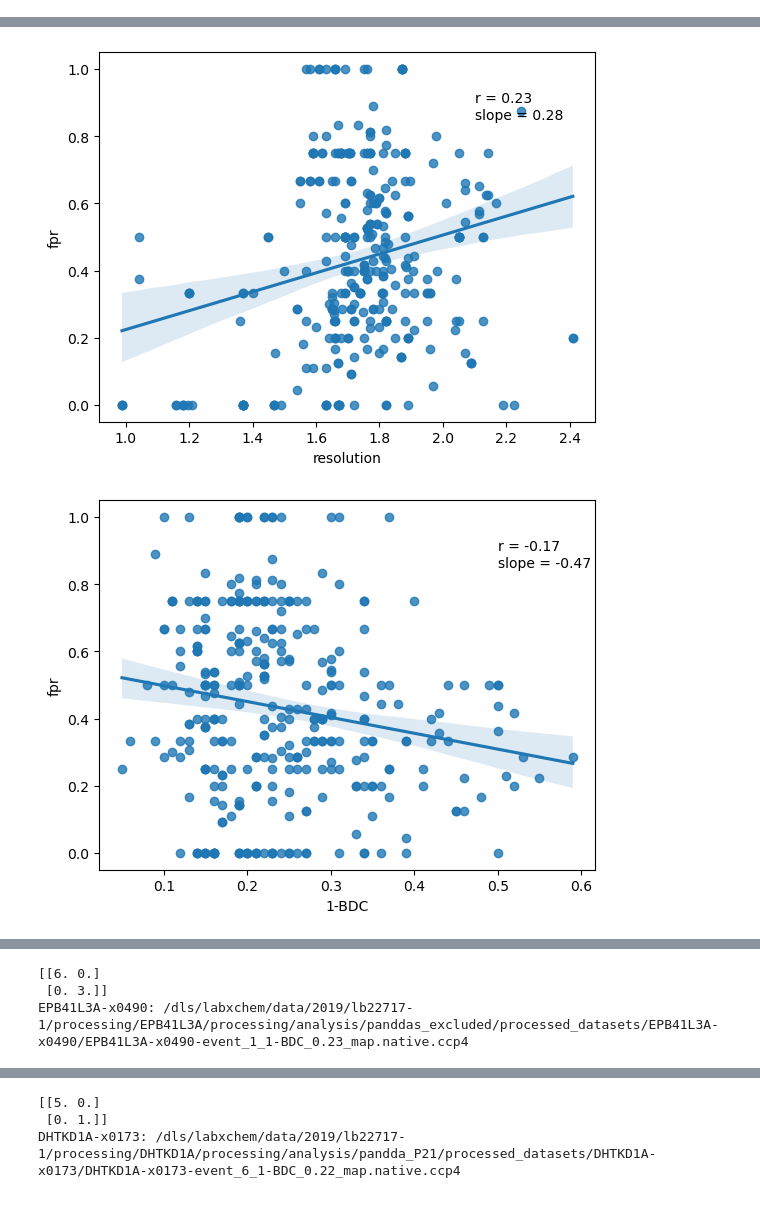
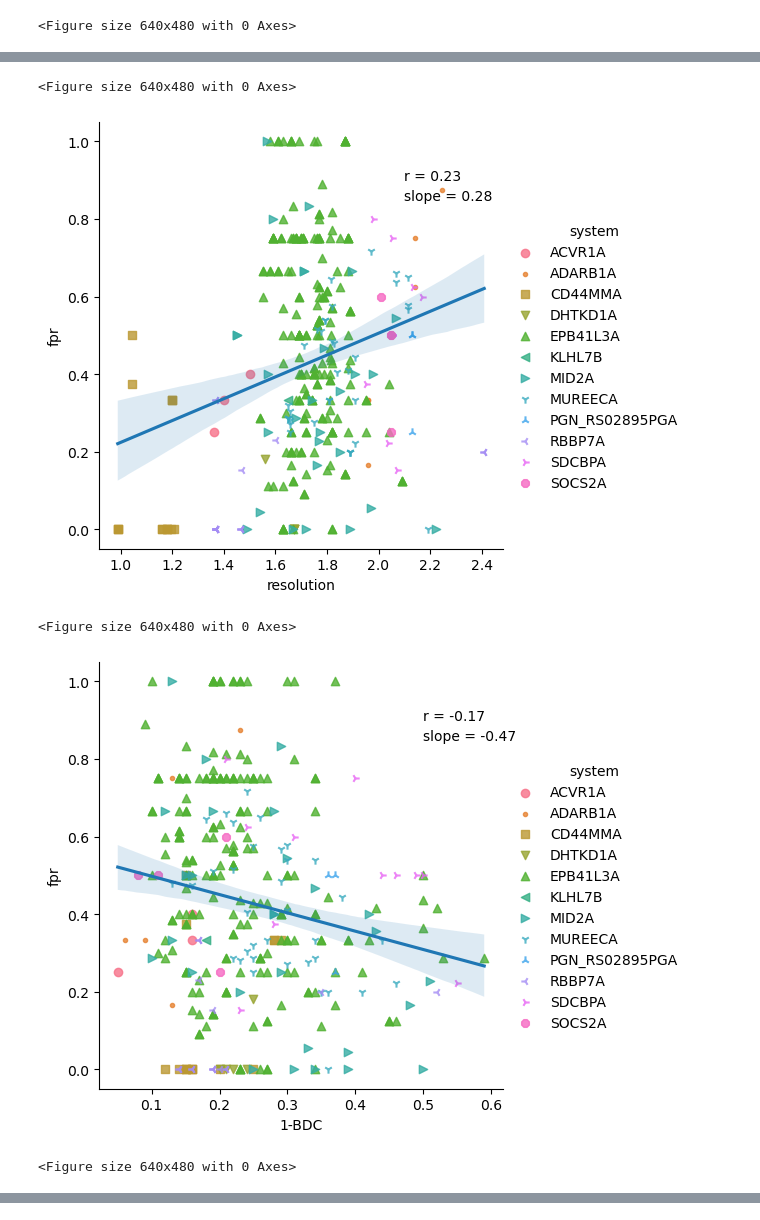
Before and after one commit to lin-eugene/pandda_score, a Jupyter notebook: analysis_notebooks/error_rates.ipynb, the cells around one changed output, grey strips where cells are left out. Cells and saved outputs as stored; diff of their text form; code cells hidden in the pictures.

```diff
--- a/analysis_notebooks/error_rates.ipynb
+++ b/analysis_notebooks/error_rates.ipynb
@@ -95,7 +108,8 @@ def compute_tp_fp_tn_fn_all_datasets(df, threshold):
         df_dataset = df_dataset[df_dataset.high_resolution != 0]
         if len(df_dataset) == 0:
             # print('no data for dataset: ', dataset)
-            return {'dtag': None,
+            return {'system': None,
+                'dtag': None,
                 'event_map': None,
                 'frequency': None,
                 'resolution': None,
@@ -105,6 +119,7 @@ def compute_tp_fp_tn_fn_all_datasets(df, threshold):
                 'false_pos': None,
                 'false_neg': None,}
 
+        system = df_dataset.iloc[0]['system']
         dtag = df_dataset.iloc[0]['dtag']
         resolution = df_dataset.iloc[0]['high_resolution']
         one_minus_BDC = df_dataset.iloc[0]['1-BDC']
@@ -113,7 +128,8 @@ def compute_tp_fp_tn_fn_all_datasets(df, threshold):
             confusion_matrix.compute_true_false_positives_and_negatives(df_dataset,
                                                                         threshold)
 
-        return {'dtag': dtag,
+        return {'system': system,
+                'dtag': dtag,
                 'event_map': dataset,
                 'frequency': frequency,
                 'resolution': resolution,
@@ -139,6 +155,9 @@ dataset_frame = compute_tpr_fpr_tnr_fnr_from_frame(dataset_tp_fp_tn_fn_frame)
 dataset_frame = dataset_frame[dataset_frame.dtag != "NaN"]
 dataset_frame.dropna(inplace=True)
 
+marker = ['o','.', ',', 'v', '^', '<', '>', '1', '2', '3', '4', '8', 's', 'p', 'P', '*', 'h', 'H', '+', 'x', 'X', 'D', 'd', '|', '_']
+markers = [marker[i] for i in range(len(dataset_frame["system"].unique()))]
+
 # print(dataset_frame.sort_values(by=['error_rate']))
 corr_coef_res_err = dataset_frame['resolution'].corr(dataset_frame['error_rate'], method='pearson')
 slope_res_err, intercept_res_err = np.polyfit(dataset_frame['resolution'], dataset_frame['error_rate'], 1)
@@ -146,12 +165,14 @@ corr_coef_bdc_err = dataset_frame['1-BDC'].corr(dataset_frame['error_rate'], met
 slope_bdc_err, intercept_bdc_err = np.polyfit(dataset_frame['1-BDC'], dataset_frame['error_rate'], 1)
 
 plt.figure()
-sn.regplot(x='resolution', y = 'error_rate', data=dataset_frame)
+fig1 = sn.lmplot(x='resolution',y='error_rate', data=dataset_frame, hue='system', markers=markers, fit_reg=False)
+sn.regplot(x='resolution', y = 'error_rate', data=dataset_frame, scatter=False, ax=fig1.axes[0,0])
 plt.text(2.1, 0.9, 'r = {:.2f}'.format(corr_coef_res_err), fontsize=10)
 plt.text(2.1, 0.85, 'slope = {:.2f}'.format(slope_res_err), fontsize=10)
 
 plt.figure()
-sn.regplot(x='1-BDC', y = 'error_rate', data=dataset_frame)
+fig2 = sn.lmplot(x='1-BDC',y='error_rate', data=dataset_frame, hue='system', markers=markers, fit_reg=False)
+sn.regplot(x='1-BDC', y = 'error_rate', data=dataset_frame, scatter=False, ax=fig2.axes[0,0])
 plt.text(0.5, 0.9, 'r = {:.2f}'.format(corr_coef_bdc_err), fontsize=10)
 plt.text(0.5, 0.85, 'slope = {:.2f}'.format(slope_bdc_err), fontsize=10)
 
@@ -161,12 +182,14 @@ corr_coef_bdc_fpr = dataset_frame['1-BDC'].corr(dataset_frame['fpr'], method='pe
 slope_bdc_fpr, intercept_bdc_fpr = np.polyfit(dataset_frame['1-BDC'], dataset_frame['fpr'], 1)
 #
 plt.figure()
-sn.regplot(x='resolution', y = 'fpr', data=dataset_frame)
+fig3 = sn.lmplot(x='resolution',y='fpr', data=dataset_frame, hue='system', markers=markers, fit_reg=False)
+sn.regplot(x='resolution', y = 'fpr', data=dataset_frame, scatter=False, ax=fig3.axes[0,0])
 plt.text(2.1, 0.9, 'r = {:.2f}'.format(corr_coef_res_fpr), fontsize=10)
 plt.text(2.1, 0.85, 'slope = {:.2f}'.format(slope_res_fpr), fontsize=10)
 
 plt.figure()
-sn.regplot(x='1-BDC', y = 'fpr', data=dataset_frame)
+fig4 = sn.lmplot(x='1-BDC',y='fpr', data=dataset_frame, hue='system', markers=markers, fit_reg=False)
+sn.regplot(x='1-BDC', y = 'fpr', data=dataset_frame, scatter=False, ax=fig4.axes[0,0])
 plt.text(0.5, 0.9, 'r = {:.2f}'.format(corr_coef_bdc_fpr), fontsize=10)
 plt.text(0.5, 0.85, 'slope = {:.2f}'.format(slope_bdc_fpr), fontsize=10)
 
@@ -175,13 +198,17 @@ slope_res_fnr, intercept_res_fnr = np.polyfit(dataset_frame['resolution'], datas
 corr_coef_bdc_fnr = dataset_frame['1-BDC'].corr(dataset_frame['fnr'], method='pearson')
 slope_bdc_fnr, intercept_bdc_fnr = np.polyfit(dataset_frame['1-BDC'], dataset_frame['fnr'], 1)
 
+
+
 plt.figure()
-sn.regplot(x='resolution', y = 'fnr', data=dataset_frame)
+fig5 = sn.lmplot(x='resolution',y='fnr', data=dataset_frame, hue='system', markers=markers, fit_reg=False)
+sn.regplot(x='resolution', y = 'fnr', data=dataset_frame, scatter=False, ax=fig5.axes[0,0])
 plt.text(2.1, 0.9, 'r = {:.2f}'.format(corr_coef_res_fnr), fontsize=10)
 plt.text(2.1, 0.85, 'slope = {:.2f}'.format(slope_res_fnr), fontsize=10)
 
 plt.figure()
-sn.regplot(x='1-BDC', y = 'fnr', data=dataset_frame)
+fig6 = sn.lmplot(x='1-BDC',y='fnr', data=dataset_frame, hue='system', markers=markers, fit_reg=False)
+sn.regplot(x='1-BDC', y = 'fnr', data=dataset_frame, scatter=False, ax=fig6.axes[0,0])
 plt.text(0.5, 0.9, 'r = {:.2f}'.format(corr_coef_bdc_fnr), fontsize=10)
 plt.text(0.5, 0.85, 'slope = {:.2f}'.format(slope_bdc_fnr), fontsize=10)
 
@@ -238,0 +267 @@ DHTKD1A-x0173: /dls/labxchem/data/2019/lb22717-1/processing/DHTKD1A/processing/a
+<Figure size 640x480 with 0 Axes>
@@ -240,2 +269,5 @@ DHTKD1A-x0173: /dls/labxchem/data/2019/lb22717-1/processing/DHTKD1A/processing/a
+<Figure size 640x480 with 0 Axes>
-[figure, old version]
+[figure, new version]
+<Figure size 640x480 with 0 Axes>
-[figure, old version]
+[figure, new version]
+<Figure size 640x480 with 0 Axes>
@@ -245,3 +274,0 @@ DHTKD1A-x0173: /dls/labxchem/data/2019/lb22717-1/processing/DHTKD1A/processing/a
-[[6. 0.]
- [0. 3.]]
-EPB41L3A-x0490: /dls/labxchem/data/2019/lb22717-1/processing/EPB41L3A/processing/analysis/panddas_excluded/processed_datasets/EPB41L3A-x0490/EPB41L3A-x0490-event_1_1-BDC_0.23_map.native.ccp4
@@ -249,3 +274,0 @@ EPB41L3A-x0490: /dls/labxchem/data/2019/lb22717-1/processing/EPB41L3A/processing
-[[5. 0.]
- [0. 1.]]
-DHTKD1A-x0173: /dls/labxchem/data/2019/lb22717-1/processing/DHTKD1A/processing/analysis/pandda_P21/processed_datasets/DHTKD1A-x0173/DHTKD1A-x0173-event_6_1-BDC_0.22_map.native.ccp4
```
Also changed, not shown: parts of 2 cells of this notebook, 8 other files.
